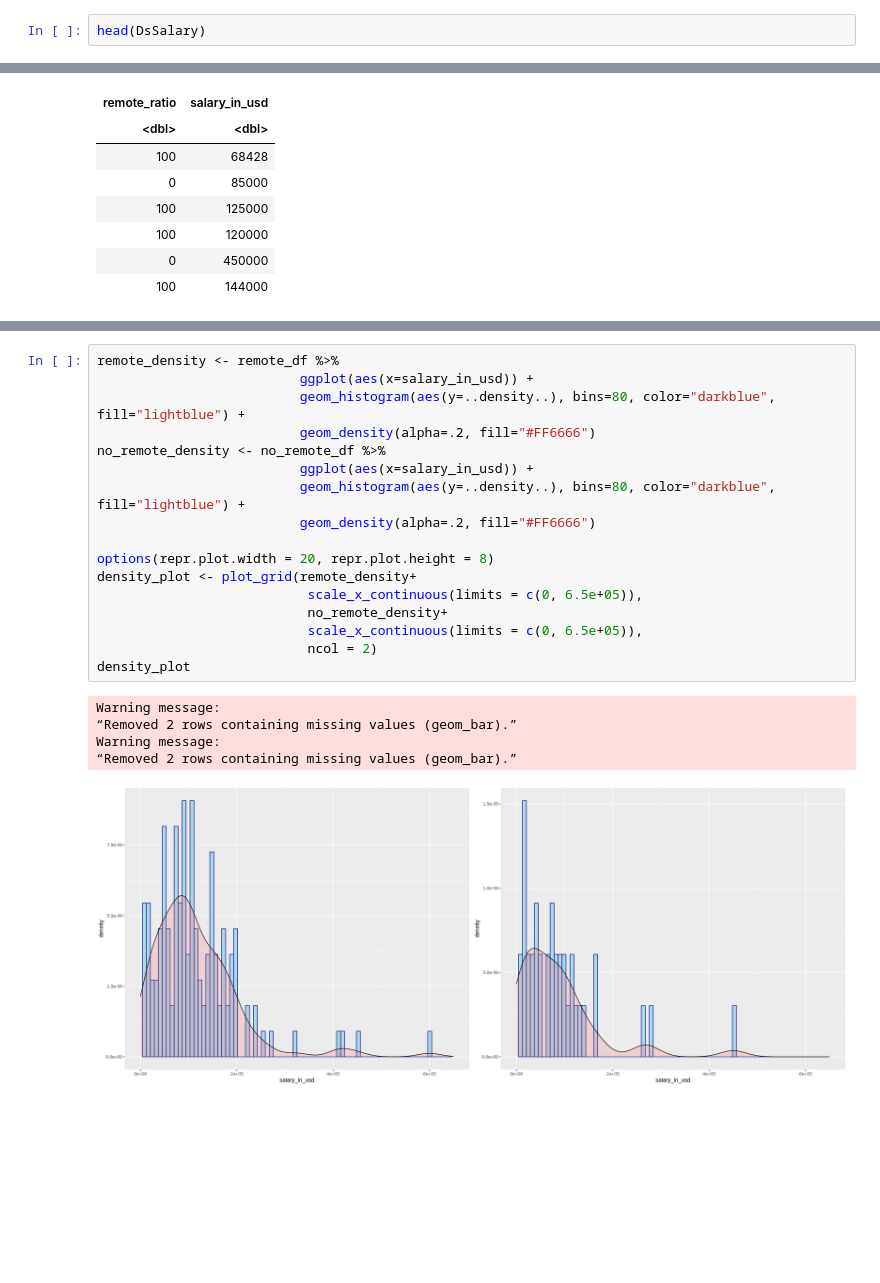
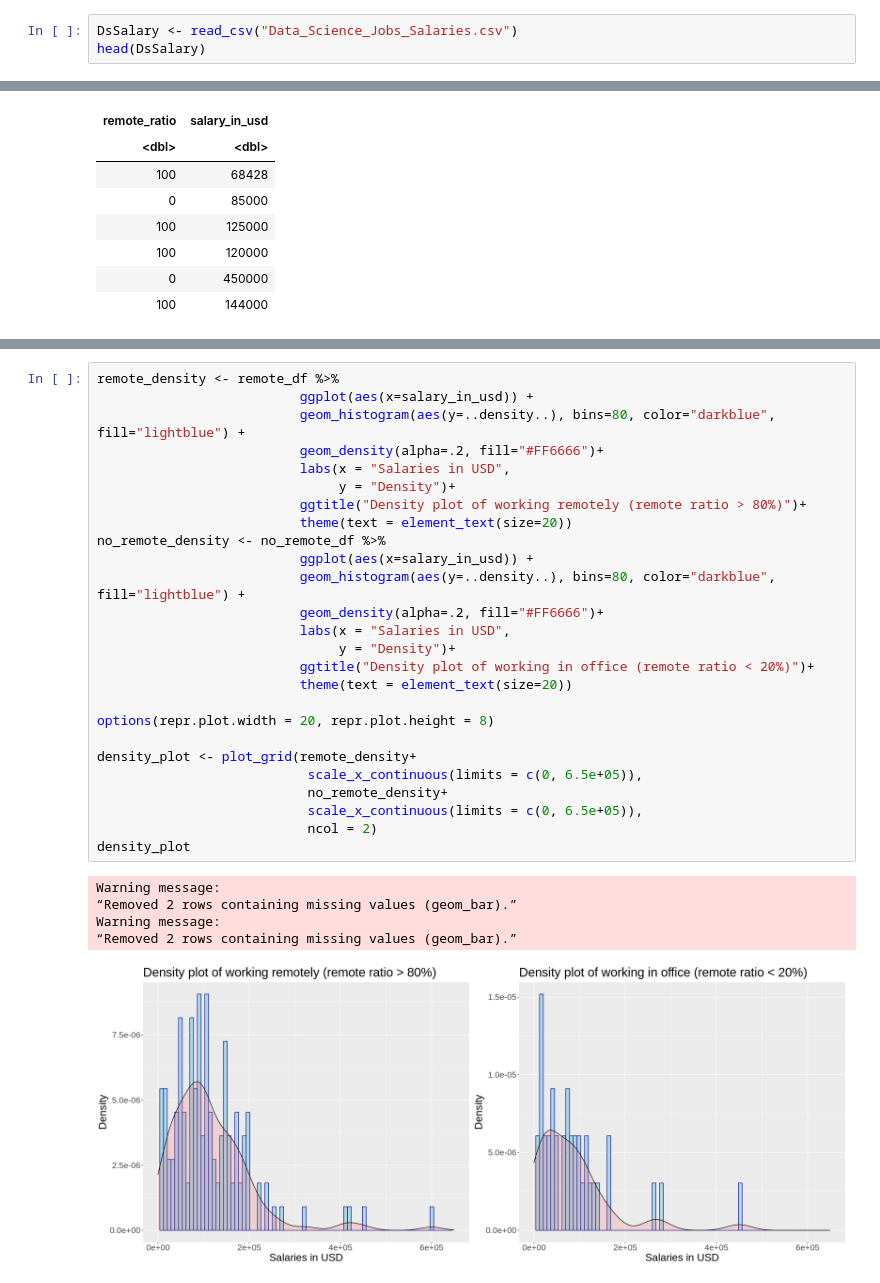
Before and after one commit to Wills-Hao/DS-Salary-Factor-Remote-R, a Jupyter notebook: Projectproposal.ipynb, the cells around one changed output, grey strips where cells are left out. Cells and saved outputs as stored; diff of their text form; blank space fills up the shorter version.

```diff
--- a/Projectproposal.ipynb
+++ b/Projectproposal.ipynb
@@ -28,3 +13,4 @@ dbl (4): work_year, salary, salary_in_usd, remote_ratio
 # %%
+DsSalary <- read_csv("Data_Science_Jobs_Salaries.csv")
 head(DsSalary)
 # %% [output]
@@ -117,23 +123,32 @@ Warning message:
 # %%
 remote_density <- remote_df %>%
                           ggplot(aes(x=salary_in_usd)) +
                           geom_histogram(aes(y=..density..), bins=80, color="darkblue", fill="lightblue") +
-                          geom_density(alpha=.2, fill="#FF6666")
+                          geom_density(alpha=.2, fill="#FF6666")+
+                          labs(x = "Salaries in USD",
+                               y = "Density")+
+                          ggtitle("Density plot of working remotely (remote ratio > 80%)")+
+                          theme(text = element_text(size=20))
 no_remote_density <- no_remote_df %>%
                           ggplot(aes(x=salary_in_usd)) +
                           geom_histogram(aes(y=..density..), bins=80, color="darkblue", fill="lightblue") +
-                          geom_density(alpha=.2, fill="#FF6666")
+                          geom_density(alpha=.2, fill="#FF6666")+
+                          labs(x = "Salaries in USD",
+                               y = "Density")+
+                          ggtitle("Density plot of working in office (remote ratio < 20%)")+
+                          theme(text = element_text(size=20))
 
 options(repr.plot.width = 20, repr.plot.height = 8)
+
 density_plot <- plot_grid(remote_density+
                            scale_x_continuous(limits = c(0, 6.5e+05)),
                            no_remote_density+
                            scale_x_continuous(limits = c(0, 6.5e+05)),
                            ncol = 2)
 density_plot
 # %% [output]
 Warning message:
 “Removed 2 rows containing missing values (geom_bar).”
 Warning message:
 “Removed 2 rows containing missing values (geom_bar).”
-[figure, old version]
+[figure, new version]
```
Also changed, not shown: parts of 14 cells of this notebook.
